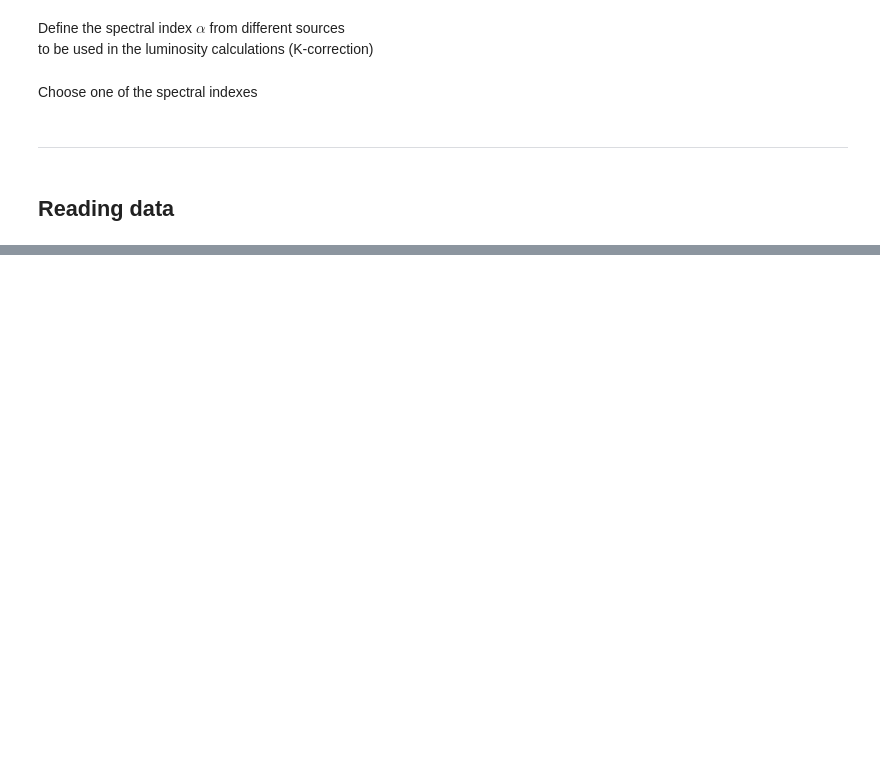
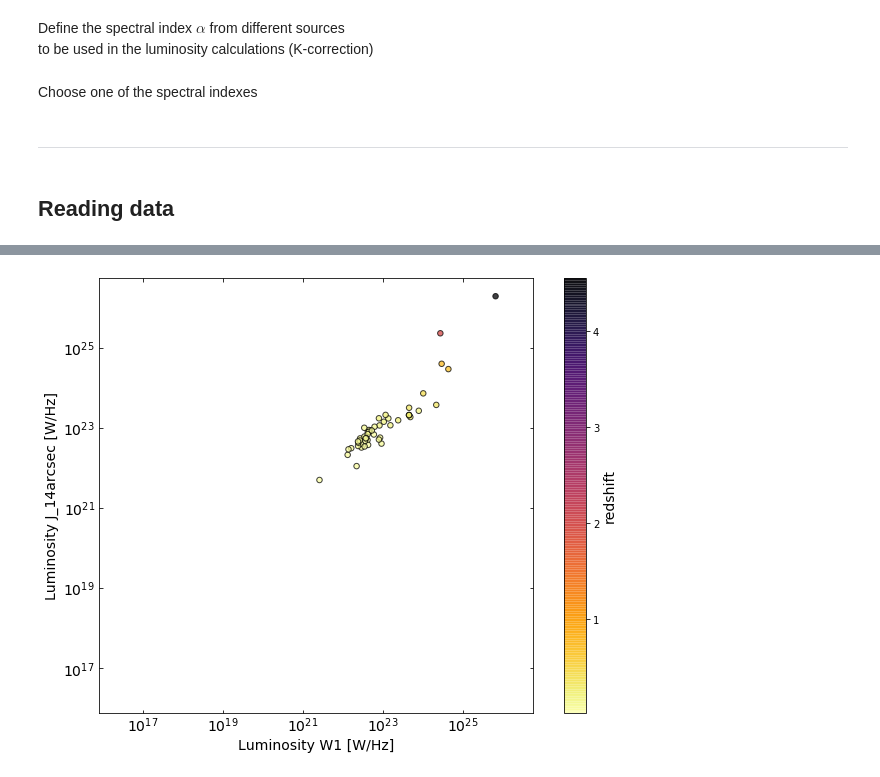
Before and after one commit to racarvajal/work_notes, a Jupyter notebook: Analyze_high_z_cat.ipynb, the cells around one changed output, grey strips where cells are left out. Drawn from its saved outputs; the diff is of its cells as text; code cells hidden in the pictures; blank space fills up the shorter version.

```diff
--- a/Analyze_high_z_cat.ipynb
+++ b/Analyze_high_z_cat.ipynb
@@ -60,3 +64,8 @@ alpha_used  = alpha_butl
+# %%
+def lum_from_flux(flux, redshift):  # Flux in mJy
+    lum_distance = cosmo.luminosity_distance(redshift).to(u.m).value  # in m
+    luminosity   = 4 * np.pi * lum_distance**2 * flux * 1e-3  * 1e-26 * (1 + redshift)**(alpha_used - 1)  # in W/Hz
+    return luminosity
 # %% [markdown]
 ---
 # %% [markdown]
@@ -144,0 +277,2 @@ fig.tight_layout(w_pad=0.01)
+# %%
+large_catalog_df['D_LUM'] = cosmo.luminosity_distance(large_catalog_df['Z_OWN']).to(u.m).value
@@ -144,0 +291,5 @@ fig.tight_layout(w_pad=0.01)
+# %%
+large_catalog_df['JOINED_F_14GHZ'] = (large_catalog_df[['Flux Density 1.4GHz', 'Flux Density 1.40 GHz',\
+                                'Flux Density 1.4 GHz', 'Flux Density 1420.5 MHz',\
+                                'Flux Density 1.42 GHz', 'Flux Density 1425 MHz',\
+                                'Flux Density 1410 MHz', 'Flux Density 1.4 GHz VLA B-array']].mean(axis=1) * 1e3 + large_catalog_df['F_20CM']) / 2
@@ -144,0 +337,48 @@ fig.tight_layout(w_pad=0.01)
+# %%
+fig = plt.figure(figsize=(11,8))
+ax1 = fig.add_subplot(111)
+
+col_a = "Flux Density W1"
+col_b = "Flux Density J_14arcsec"
+
+if 'Flux Density' in col_a:
+    flx_a = large_catalog_df[col_a] * 1e3
+if 'Flux Density' in col_b:
+    flx_b = large_catalog_df[col_b] * 1e3
+
+if 'FLUX_' in col_a or 'F_' in col_a:
+    flx_a = large_catalog_df[col_a]
+if 'FLUX_' in col_b or 'F_' in col_b:
+    flx_b = large_catalog_df[col_b]
+
+
+lum_a = lum_from_flux(flx_a, redshift)
+lum_b = lum_from_flux(flx_b, redshift)
+
+ax1.set_yscale('log')
+ax1.set_xscale('log')
+min_val = np.nanmin([lum_a.min(), lum_b.min()])
+max_val = np.nanmax([lum_a.max(), lum_b.max()])
+if 'Flux Density' in col_a:
+    ax1.set_xlabel(col_a.replace('Flux Density', 'Luminosity') + ' [W/Hz]', size=14)
+if 'Flux Density' in col_b:
+    ax1.set_ylabel(col_b.replace('Flux Density', 'Luminosity') + ' [W/Hz]', size=14)
+if 'FLUX_' in col_a:
+    ax1.set_xlabel(col_a.replace('FLUX_', 'Luminosity ') + ' [W/Hz]', size=14)
+if 'FLUX_' in col_b:
+    ax1.set_ylabel(col_b.replace('FLUX_', 'Luminosity ') + ' [W/Hz]', size=14)
+if 'F_' in col_a:
+    ax1.set_xlabel(col_a.replace('F_', 'Luminosity ') + ' [W/Hz]', size=14)
+if 'F_' in col_b:
+    ax1.set_ylabel(col_b.replace('F_', 'Luminosity ') + ' [W/Hz]', size=14)
+ax1.set_ylim(min_val, max_val)
+ax1.set_xlim(min_val, max_val)
+ax1.tick_params(which='both',top=True, right=True, direction='in')
+ax1.tick_params(axis='both', which='major', labelsize=14)
+#ax1.plot(lum_a, lum_b, '.', color=colors[1])
+sc  = ax1.scatter(lum_a, lum_b, c=redshift, cmap='inferno_r', s=30, alpha=0.75, edgecolor='black')
+clb = plt.colorbar(sc)
+clb.set_label('redshift', size=14)
+ax1.set_aspect('equal')
+# %% [output]
+[figure, added]
```
Also changed, not shown: parts of 40 cells of this notebook.
